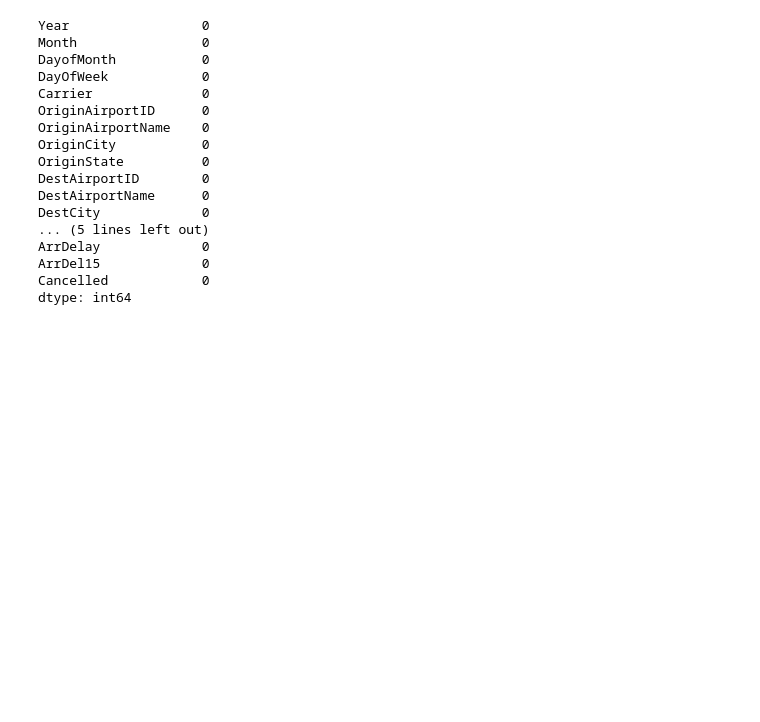
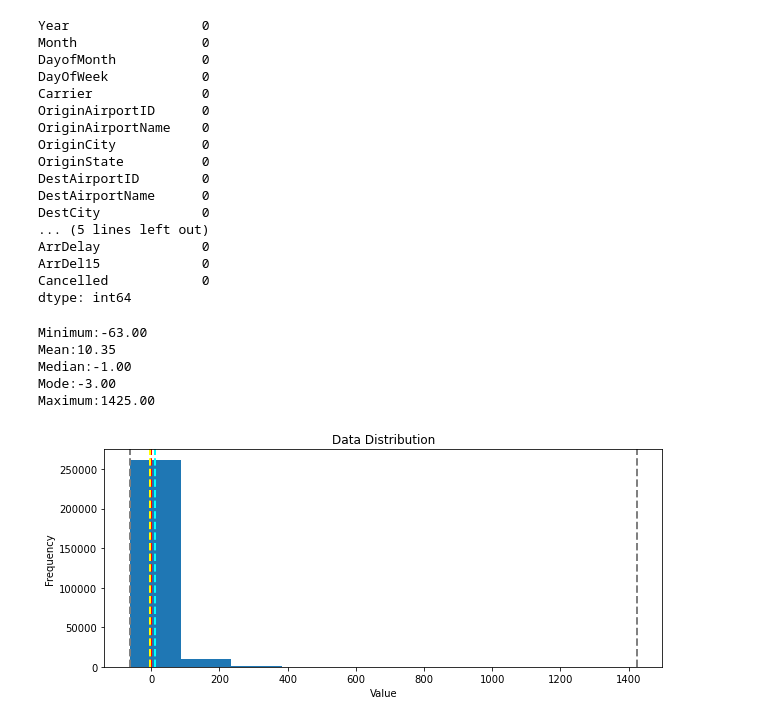
Before and after one commit to octadelsueldo/ml-basics, a Jupyter notebook: challenges/01 - Flights Challenge.ipynb, the cells around one changed output. Saved outputs shown, nothing was run; the diff lists cells and outputs as text; code cells hidden in the pictures; blank space fills up the shorter version.

```diff
--- a/challenges/01 - Flights Challenge.ipynb
+++ b/challenges/01 - Flights Challenge.ipynb
@@ -136,3 +143,49 @@ ArrDelay             0
 ArrDel15             0
 Cancelled            0
 dtype: int64
+# %%
+## 2) Identify and eliminate any outliers in the **DepDelay** and **ArrDelay** columns.
+
+# Get the variable to examine
+var = df_flights['DepDelay']
+
+# Get statistics
+min_val = var.min()
+max_val = var.max()
+mean_val = var.mean()
+med_val = var.median()
+mod_val = var.mode()[0]
+
+print('Minimum:{:.2f}\nMean:{:.2f}\nMedian:{:.2f}\nMode:{:.2f}\nMaximum:{:.2f}\n'.format(min_val,
+                                                                                        mean_val,
+                                                                                        med_val,
+                                                                                        mod_val,
+                                                                                        max_val))
+
+# Create a Figure
+fig = plt.figure(figsize=(10,4))
+
+# Plot a histogram
+plt.hist(var)
+
+# Add lines for the statistics
+plt.axvline(x=min_val, color = 'gray', linestyle='dashed', linewidth = 2)
+plt.axvline(x=mean_val, color = 'cyan', linestyle='dashed', linewidth = 2)
+plt.axvline(x=med_val, color = 'red', linestyle='dashed', linewidth = 2)
+plt.axvline(x=mod_val, color = 'yellow', linestyle='dashed', linewidth = 2)
+plt.axvline(x=max_val, color = 'gray', linestyle='dashed', linewidth = 2)
+
+# Add titles and labels
+plt.title('Data Distribution')
+plt.xlabel('Value')
+plt.ylabel('Frequency')
+
+# Show the figure
+fig.show()
+# %% [output]
+Minimum:-63.00
+Mean:10.35
+Median:-1.00
+Mode:-3.00
+Maximum:1425.00
+[figure, added]
```
Also changed, not shown: parts of 22 cells of this notebook.
